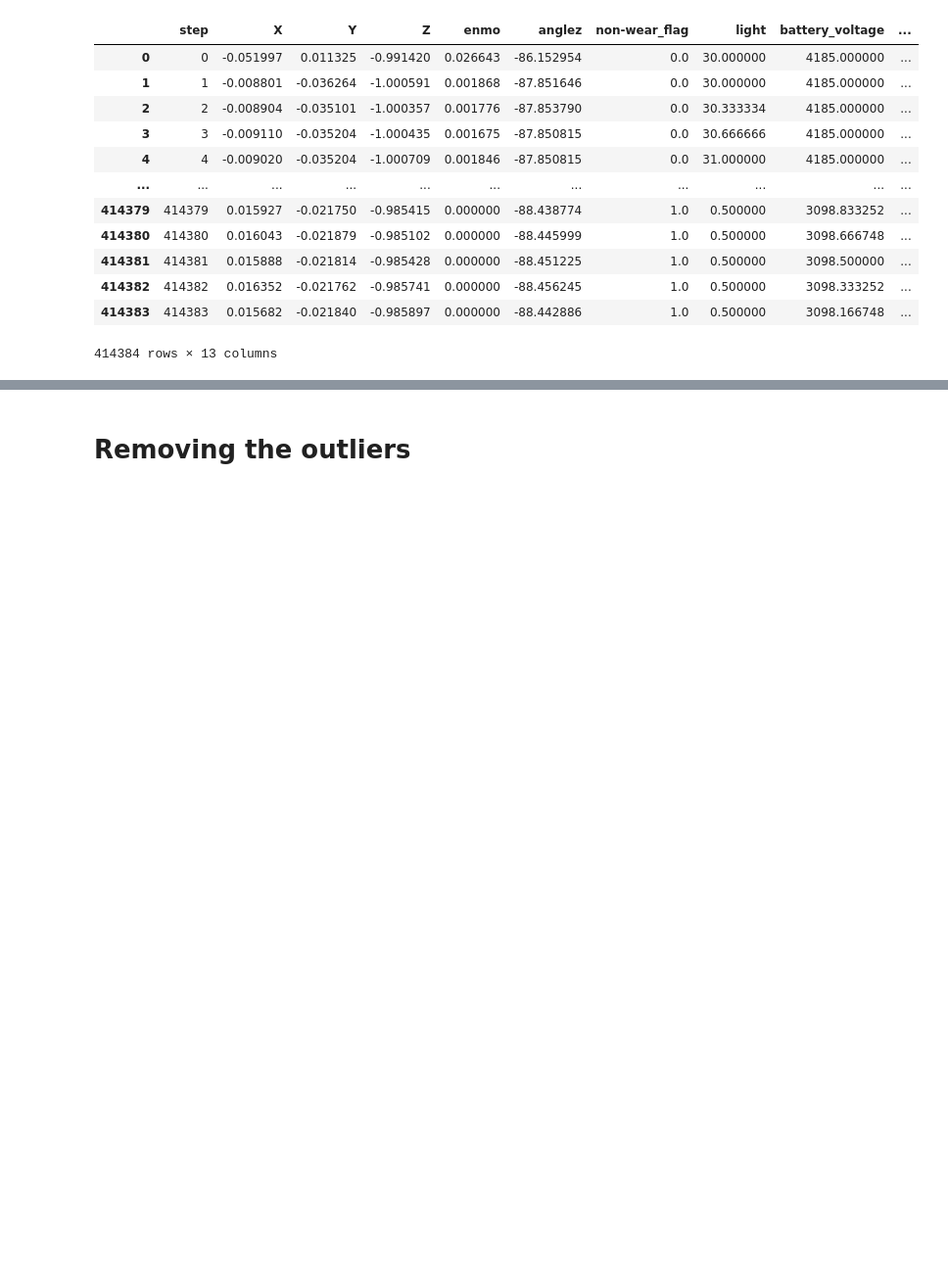
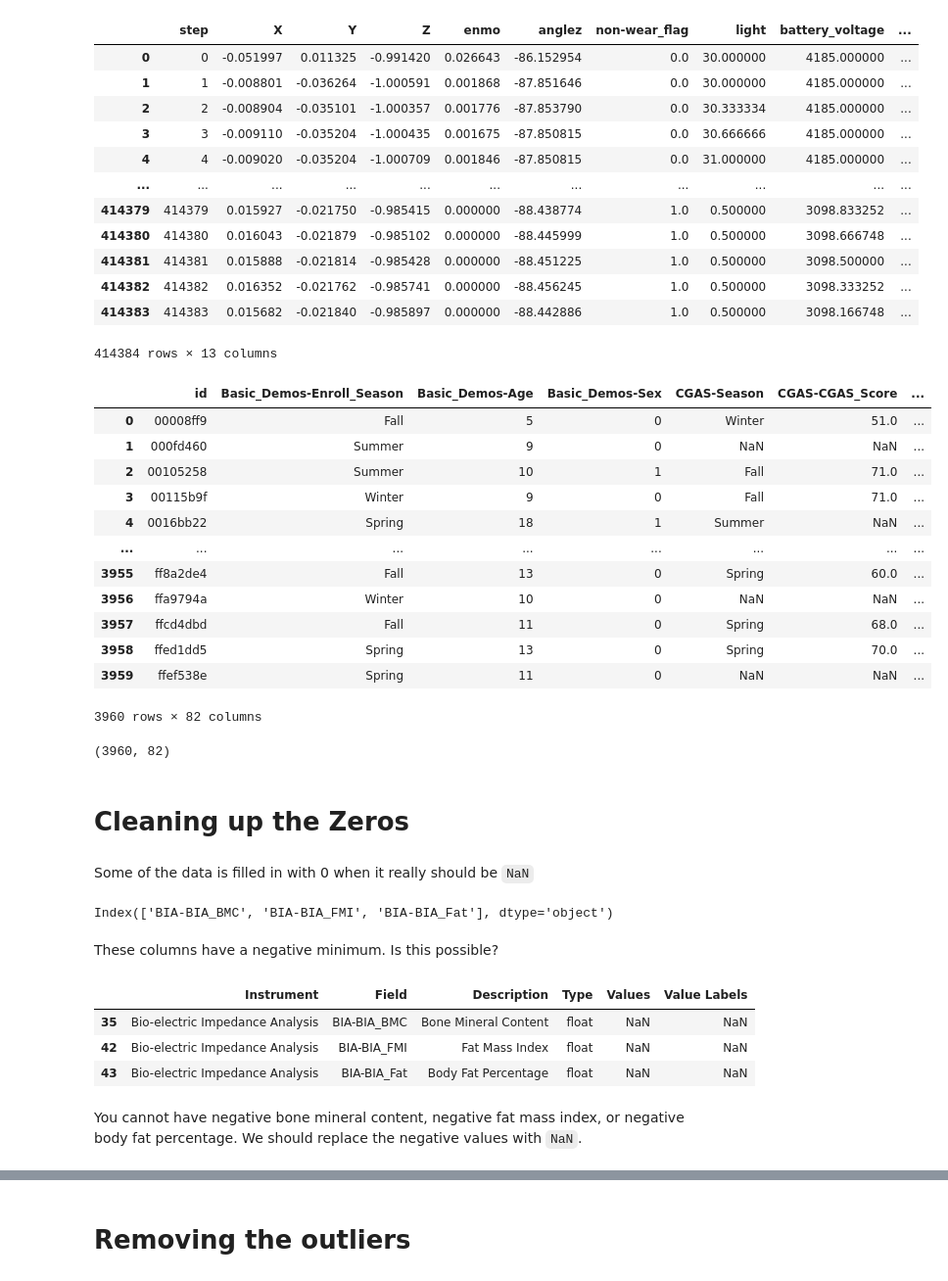
Before and after one commit to k3liang/Problematic-Internet-Use-Predictor, a Jupyter notebook: DataPP.ipynb, the cells around one changed output, grey strips where cells are left out. Shown: that part at 98% size. Cells and saved outputs as stored; diff of their text form; code cells hidden in the pictures; blank space fills up the shorter version.

```diff
--- a/DataPP.ipynb
+++ b/DataPP.ipynb
@@ -27,3 +27,41 @@ df_obs    # time series data for one of the observations
 df_desc = pd.read_csv('content/data_dictionary.csv')
 # %%
 df = pd.read_csv('content/train.csv')
+df
+# %% [output]
+|  | id | Basic_Demos-Enroll_Season | Basic_Demos-Age | Basic_Demos-Sex | CGAS-Season | CGAS-CGAS_Score | ... |
+| 0 | 00008ff9 | Fall | 5 | 0 | Winter | 51.0 | ... |
+| 1 | 000fd460 | Summer | 9 | 0 | NaN | NaN | ... |
+| 2 | 00105258 | Summer | 10 | 1 | Fall | 71.0 | ... |
+| 3 | 00115b9f | Winter | 9 | 0 | Fall | 71.0 | ... |
+| 4 | 0016bb22 | Spring | 18 | 1 | Summer | NaN | ... |
+| ... | ... | ... | ... | ... | ... | ... | ... |
+| 3955 | ff8a2de4 | Fall | 13 | 0 | Spring | 60.0 | ... |
+| 3956 | ffa9794a | Winter | 10 | 0 | NaN | NaN | ... |
+| 3957 | ffcd4dbd | Fall | 11 | 0 | Spring | 68.0 | ... |
+| 3958 | ffed1dd5 | Spring | 13 | 0 | Spring | 70.0 | ... |
+| 3959 | ffef538e | Spring | 11 | 0 | NaN | NaN | ... |
+3960 rows × 82 columns
+# %%
+df.shape
+# %% [output]
+(3960, 82)
+# %% [markdown]
+# Cleaning up the Zeros
+# %% [markdown]
+Some of the data is filled in with 0 when it really should be `NaN`
+# %%
+df.describe().loc['min'][df.describe().loc['min'] < 0].index
+# %% [output]
+Index(['BIA-BIA_BMC', 'BIA-BIA_FMI', 'BIA-BIA_Fat'], dtype='object')
+# %% [markdown]
+These columns have a negative minimum. Is this possible?
+# %%
+df_desc[df_desc['Field'].isin(df.describe().loc['min'][df.describe().loc['min'] < 0].index)]
+# %% [output]
+|  | Instrument | Field | Description | Type | Values | Value Labels |
+| 35 | Bio-electric Impedance Analysis | BIA-BIA_BMC | Bone Mineral Content | float | NaN | NaN |
+| 42 | Bio-electric Impedance Analysis | BIA-BIA_FMI | Fat Mass Index | float | NaN | NaN |
+| 43 | Bio-electric Impedance Analysis | BIA-BIA_Fat | Body Fat Percentage | float | NaN | NaN |
+# %% [markdown]
+You cannot have negative bone mineral content, negative fat mass index, or negative body fat percentage. We should replace the negative values with `NaN`.
```
Also changed, not shown: parts of 16 cells of this notebook.
